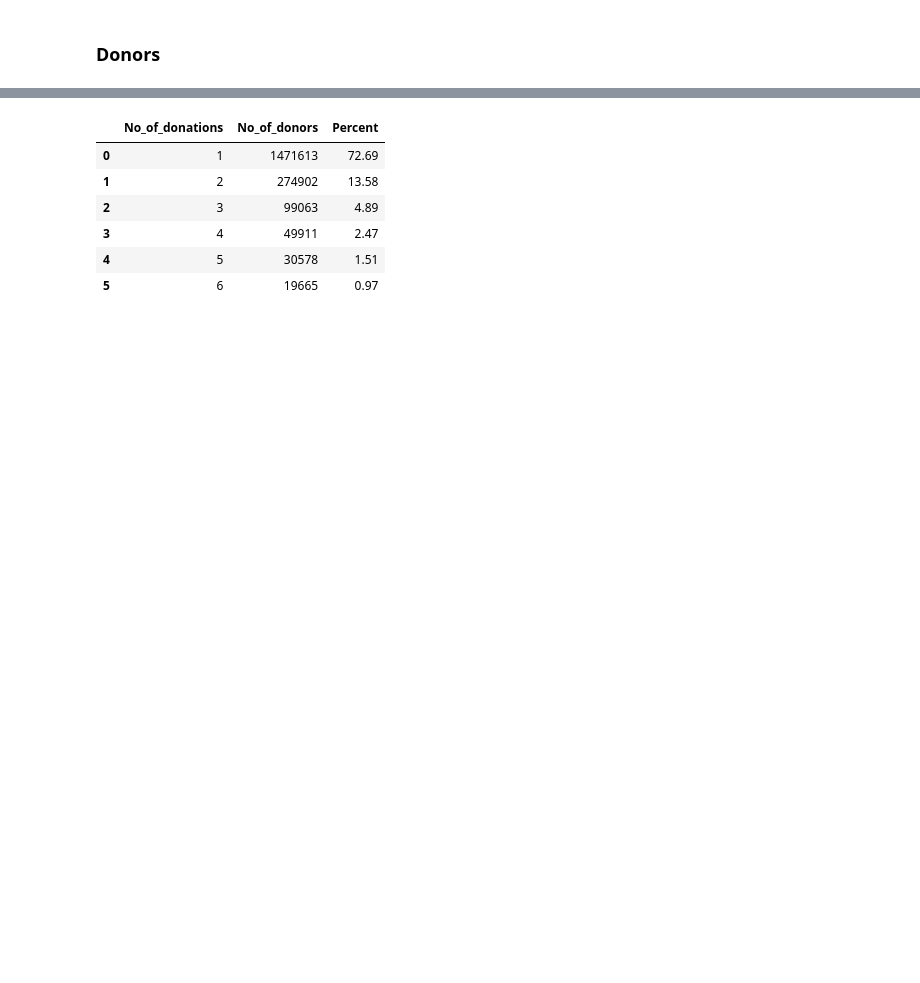
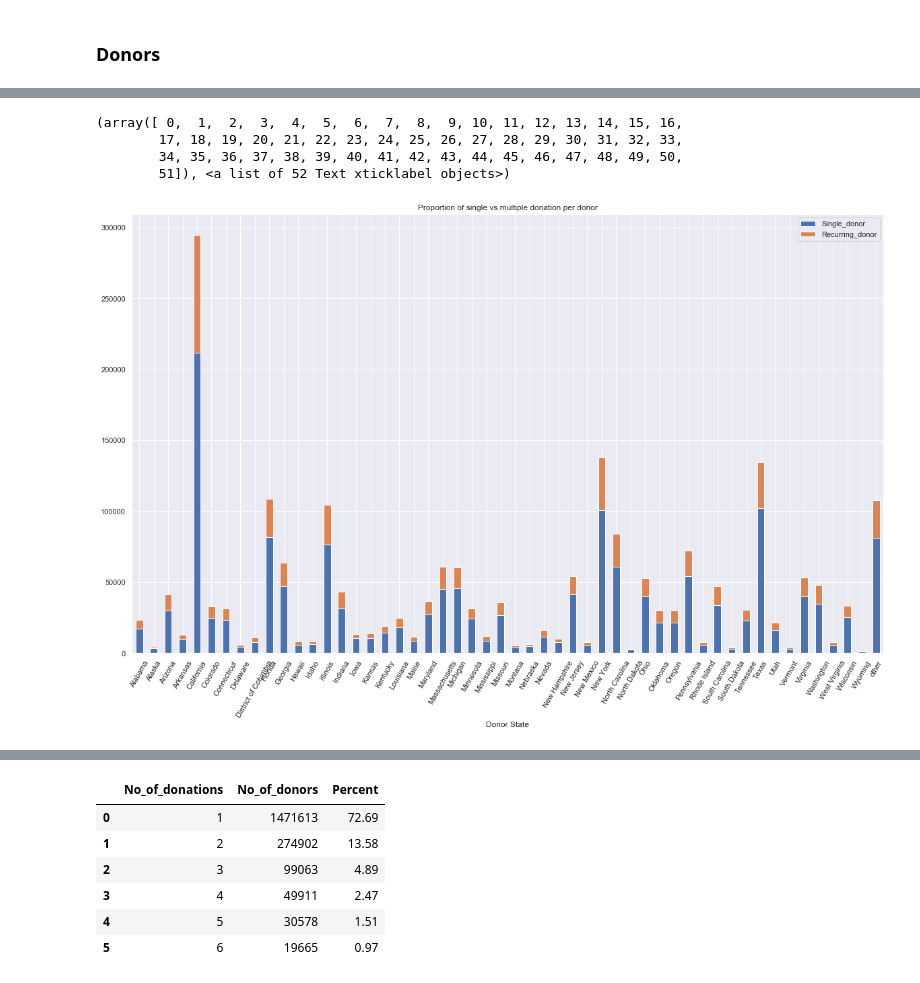
Before and after one commit to prasunshrestha/recommendation_system_for_donors, a Jupyter notebook: ADS_Social_Good_Recommender_System_Notebook.ipynb, the cells around one changed output, grey strips where cells are left out. Cells and saved outputs as stored; diff of their text form; code cells hidden in the pictures; blank space fills up the shorter version.

```diff
--- a/ADS_Social_Good_Recommender_System_Notebook.ipynb
+++ b/ADS_Social_Good_Recommender_System_Notebook.ipynb
@@ -138,0 +286,12 @@ for i in range(0,len(dataframes_list)):
+# %%
+df_donor_merged = pd.merge(df_donors_raw,df_donations_raw, on='Donor ID', how='left')
+df_temp1 = df_donor_merged.groupby( ['Donor State','Donor ID'] ).size().reset_index(name='Num_donations')
+#df_temp1[df_temp1['count']>1]
+df_temp2 = df_temp1.groupby( ['Donor State','Num_donations'] ).size().reset_index(name='Num_donor')
+
+df_temp3 = df_temp2.assign(
+ Single_donor = np.where(df_temp2['Num_donations']== 1 , df_temp2.Num_donor,0),
+ Recurring_donor = np.where(df_temp2['Num_donations'] >1,df_temp2.Num_donor,0)
+  ).groupby('Donor State').agg({'Single_donor':sum, 'Recurring_donor':sum})
+# %%
+df_temp3['Total donors'] =
@@ -138,0 +317,15 @@ for i in range(0,len(dataframes_list)):
+# %%
+#df_temp3.plot(kind='bar',stacked=True)
+
+ax = df_temp3[["Single_donor", "Recurring_donor"]].plot(kind="bar",\
+                                                        stacked=True, figsize=(20,12),\
+                                                        title = "Proportion of single vs multiple donation per donor",\
+                                                       )
+fig = ax.get_figure()
+plt.xticks(rotation=60)
+# %% [output]
+(array([ 0,  1,  2,  3,  4,  5,  6,  7,  8,  9, 10, 11, 12, 13, 14, 15, 16,
+        17, 18, 19, 20, 21, 22, 23, 24, 25, 26, 27, 28, 29, 30, 31, 32, 33,
+        34, 35, 36, 37, 38, 39, 40, 41, 42, 43, 44, 45, 46, 47, 48, 49, 50,
+        51]), <a list of 52 Text xticklabel objects>)
+[figure, added]
```
Also changed, not shown: parts of 36 cells of this notebook.
